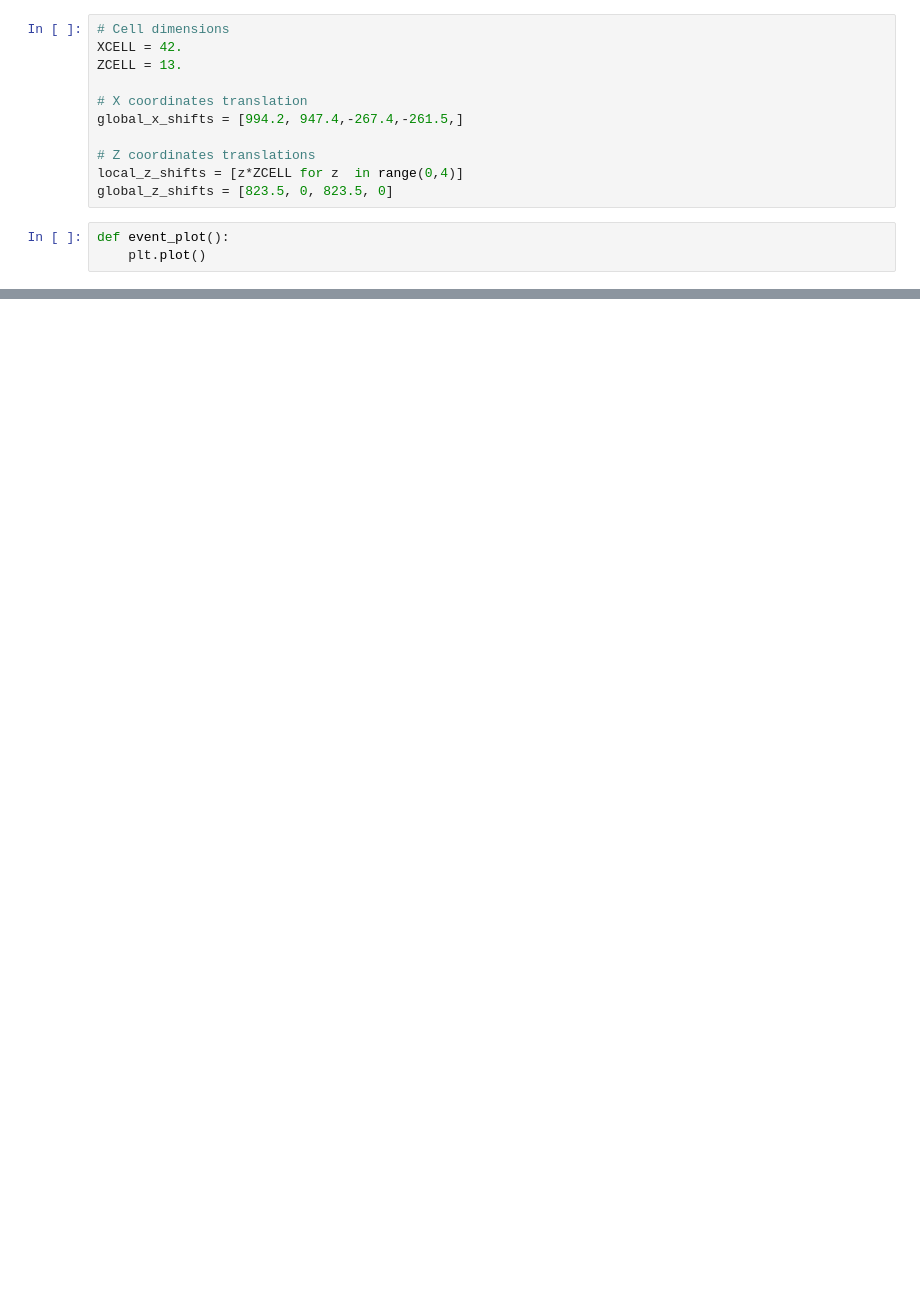
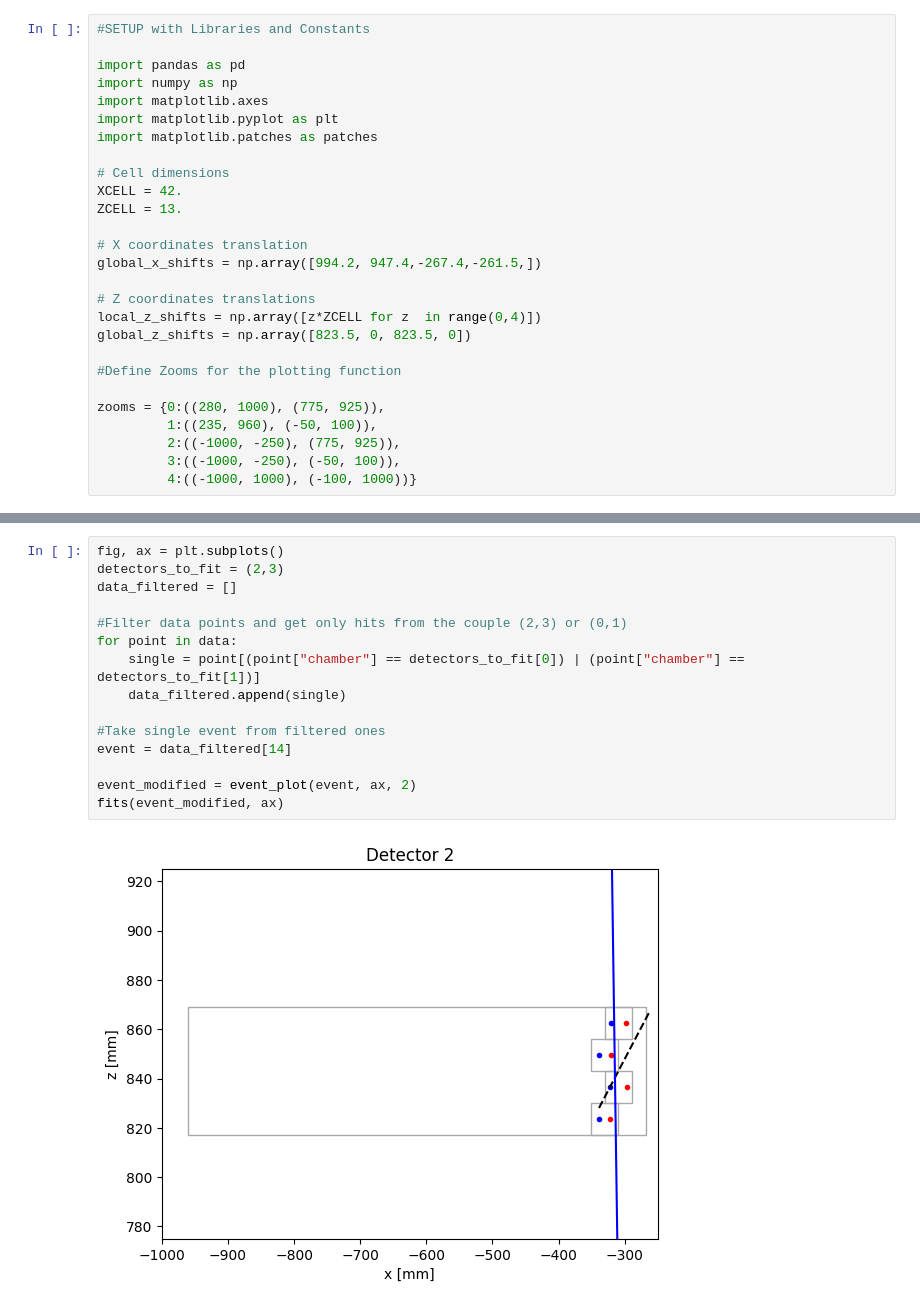
Before and after one commit to amirhrst/racking-muons-with-4-Drift-Tubes-chambers-setup, a Jupyter notebook: main.ipynb, the cells around one changed output, grey strips where cells are left out. Saved outputs shown, nothing was run; the diff lists cells and outputs as text; blank space fills up the shorter version.

Commit message:
Added conversion, plotting, attempted to fit

```diff
--- a/main.ipynb
+++ b/main.ipynb
@@ -5,17 +1,30 @@ import matplotlib.pyplot as plt
 # %%
+#SETUP with Libraries and Constants
+
+import pandas as pd
+import numpy as np
+import matplotlib.axes
+import matplotlib.pyplot as plt
+import matplotlib.patches as patches
+
 # Cell dimensions
 XCELL = 42.
 ZCELL = 13.
 
 # X coordinates translation
-global_x_shifts = [994.2, 947.4,-267.4,-261.5,]
+global_x_shifts = np.array([994.2, 947.4,-267.4,-261.5,])
 
 # Z coordinates translations
-local_z_shifts = [z*ZCELL for z  in range(0,4)]
-global_z_shifts = [823.5, 0, 823.5, 0]
+local_z_shifts = np.array([z*ZCELL for z  in range(0,4)])
+global_z_shifts = np.array([823.5, 0, 823.5, 0])
+
+#Define Zooms for the plotting function
+
+zooms = {0:((280, 1000), (775, 925)),
+         1:((235, 960), (-50, 100)),
+         2:((-1000, -250), (775, 925)),
+         3:((-1000, -250), (-50, 100)),
+         4:((-1000, 1000), (-100, 1000))}
-# %%
-def event_plot():
-    plt.plot()
 # %%
 with open("data/Run000260/data_000000.txt", 'r+') as file:
     body = file.readlines()
@@ -39,0 +249,17 @@ for line in body[:1000]:
+# %%
+fig, ax = plt.subplots()
+detectors_to_fit = (2,3)
+data_filtered = []
+
+#Filter data points and get only hits from the couple (2,3) or (0,1)
+for point in data:
+    single = point[(point["chamber"] == detectors_to_fit[0]) | (point["chamber"] == detectors_to_fit[1])]
+    data_filtered.append(single)
+
+#Take single event from filtered ones
+event = data_filtered[14]
+
+event_modified = event_plot(event, ax, 2)
+fits(event_modified, ax)
+# %% [output]
+[figure, added]
```
Also changed, not shown: parts of 6 cells of this notebook.
